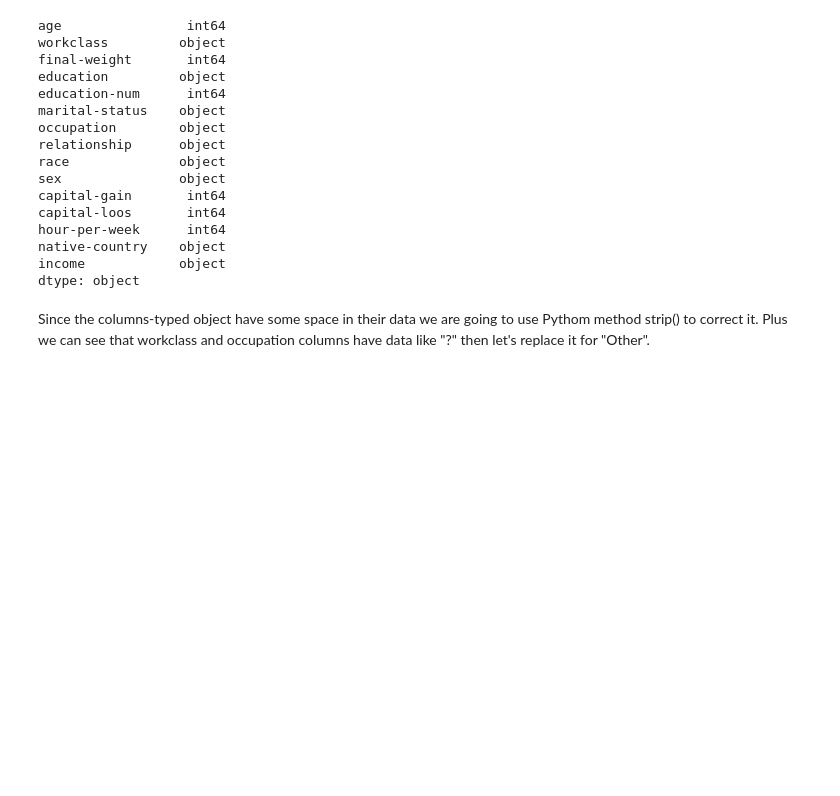
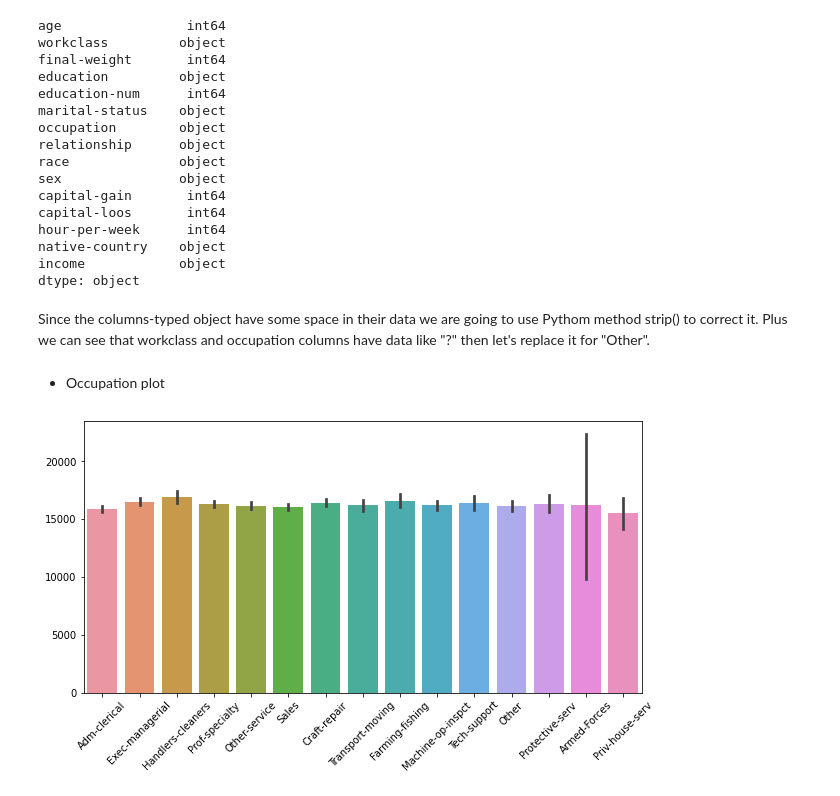
Before and after one commit to Mario-RJunior/census-analysis, a Jupyter notebook: census.ipynb, the cells around one changed output. Saved outputs shown, nothing was run; the diff lists cells and outputs as text; code cells hidden in the pictures; blank space fills up the shorter version.

Commit message:
Add workclass and occupation barplots

```diff
--- a/census.ipynb
+++ b/census.ipynb
@@ -80,3 +80,13 @@ for col in columns:
 # %%
 df['workclass'] = df['workclass'].replace('?', 'Other')
 df['occupation'] = df['occupation'].replace('?', 'Other')
+# %% [markdown]
+- Occupation plot
+# %%
+plt.figure(figsize=(10,5))
+sns.barplot(x=df['occupation'].values,
+            y=df['occupation'].index, data=df, orient='v')
+plt.xticks(rotation=45)
+plt.show()
+# %% [output]
+[figure, added]
```
Also changed, not shown: parts of 2 cells of this notebook.
